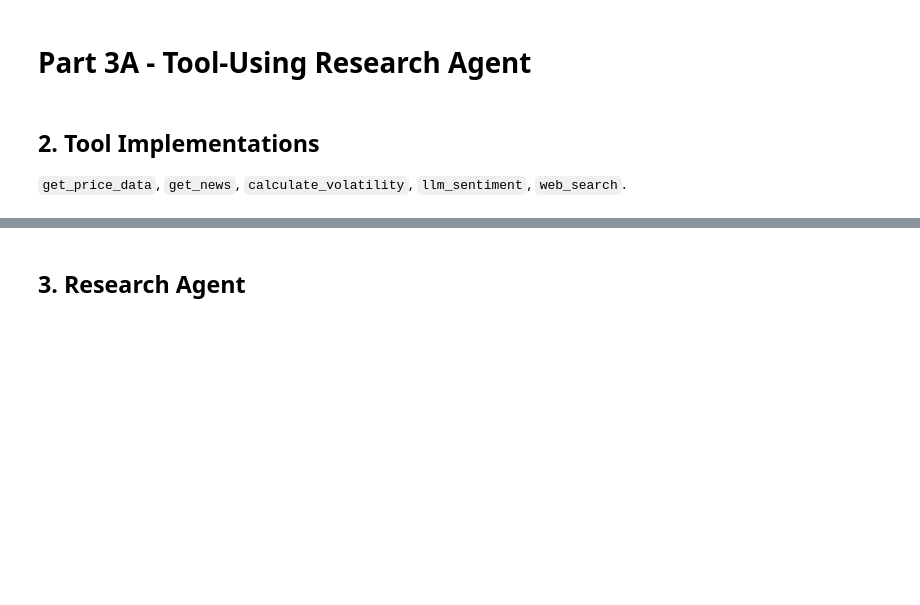
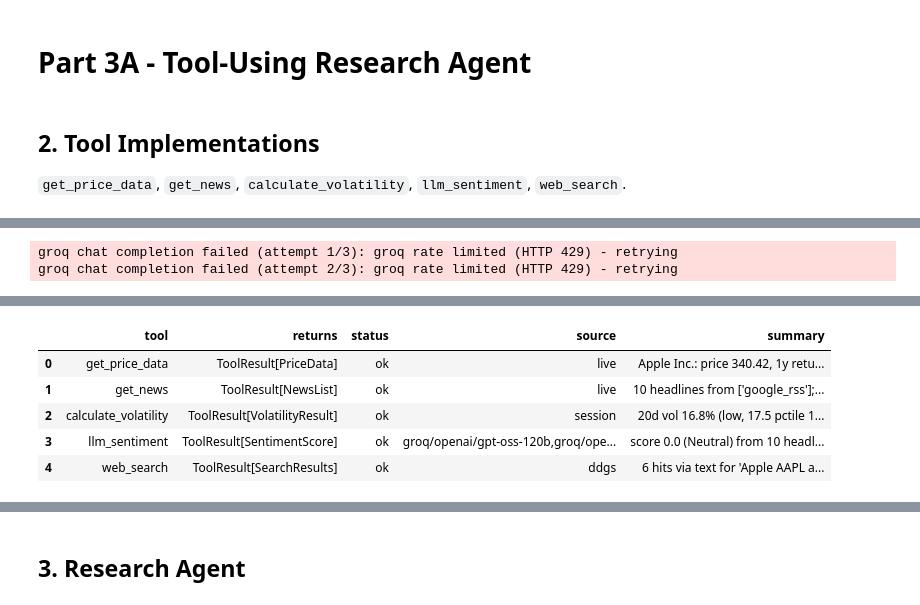
Before and after one commit to GimsaraK/CDAZZDEV-MLE-Gimsara_Elgiriyage, a Jupyter notebook: task3_agentic/task3_multi_agent.ipynb, the cells around one changed output, grey strips where cells are left out. Cells and saved outputs as stored; diff of their text form; code cells hidden in the pictures; blank space fills up the shorter version.

```diff
--- a/task3_agentic/task3_multi_agent.ipynb
+++ b/task3_agentic/task3_multi_agent.ipynb
@@ -20,0 +156,30 @@ Every tool call is written to `logs/agent_trace.jsonl` with its inputs, output (
+# %%
+# AI-ASSISTED: Claude Code (claude-opus-5-5), Prompt: 'Implement the Task 3A plan (the plan approved in Entry 13)', Date: 2026-10-09 (see CITATIONS.md Entry 14)
+
+from task3_agentic.src.display import summarize_result
+from task3_agentic.src.session import SessionContext
+from task3_agentic.src.tools import ResearchTools
+
+tool_ctx = SessionContext(config.TICKER, trace=trace, agent_name="tool_check")
+toolkit = ResearchTools(tool_ctx)
+
+price = toolkit.get_price_data(config.TICKER, "1y")
+news = toolkit.get_news(config.TICKER, 10)
+volatility = toolkit.calculate_volatility(config.TICKER, 20)
+sentiment = toolkit.llm_sentiment([h.title for h in news.data.headlines] if news.ok else [])
+search = toolkit.web_search("Apple AAPL analyst price target outlook")
+
+rows = []
+for result in (price, news, volatility, sentiment, search):
+    rows.append({
+        "tool": result.tool,
+        "returns": f"{type(result).__name__}[{type(result.data).__name__}]",
+        "status": result.status,
+        "source": result.source,
+        "summary": summarize_result(result),
+    })
+with pd.option_context("display.max_colwidth", 160):
+    display(pd.DataFrame(rows))
+# %% [output]
+groq chat completion failed (attempt 1/3): groq rate limited (HTTP 429) - retrying
+groq chat completion failed (attempt 2/3): groq rate limited (HTTP 429) - retrying
@@ -20,0 +187,6 @@ Every tool call is written to `logs/agent_trace.jsonl` with its inputs, output (
+|  | tool | returns | status | source | summary |
+| 0 | get_price_data | ToolResult[PriceData] | ok | live | Apple Inc.: price 340.42, 1y retu... |
+| 1 | get_news | ToolResult[NewsList] | ok | live | 10 headlines from ['google_rss'];... |
+| 2 | calculate_volatility | ToolResult[VolatilityResult] | ok | session | 20d vol 16.8% (low, 17.5 pctile 1... |
+| 3 | llm_sentiment | ToolResult[SentimentScore] | ok | groq/openai/gpt-oss-120b,groq/ope... | score 0.0 (Neutral) from 10 headl... |
+| 4 | web_search | ToolResult[SearchResults] | ok | ddgs | 6 hits via text for 'Apple AAPL a... |
```
Also changed, not shown: parts of 54 cells of this notebook, 41 other files.
